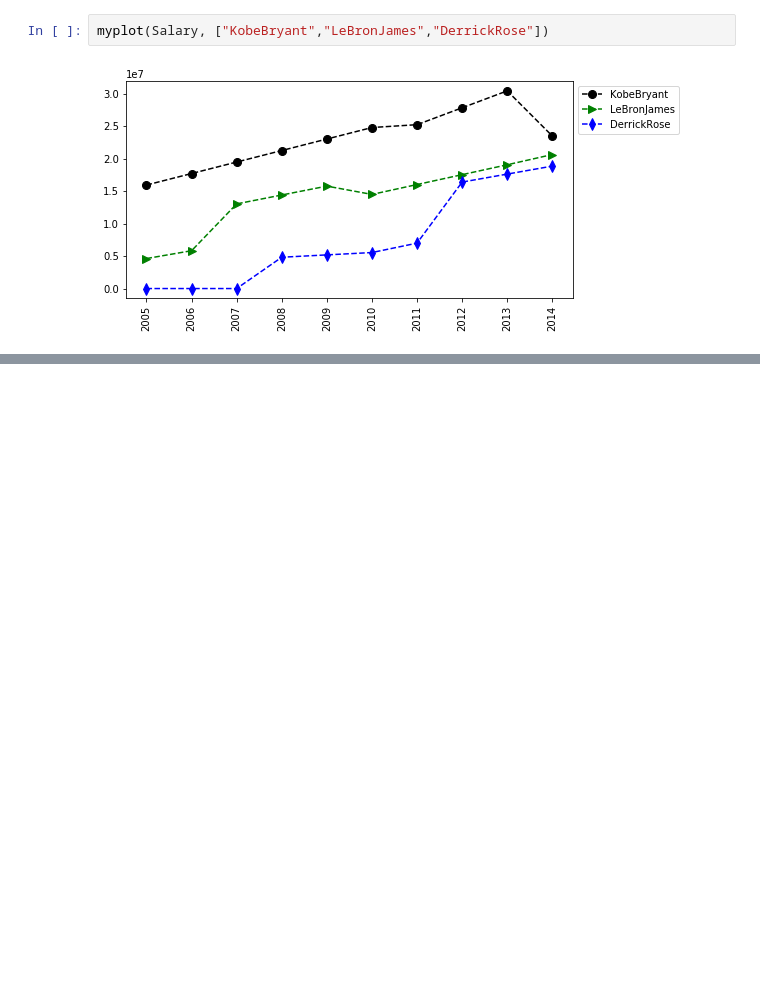
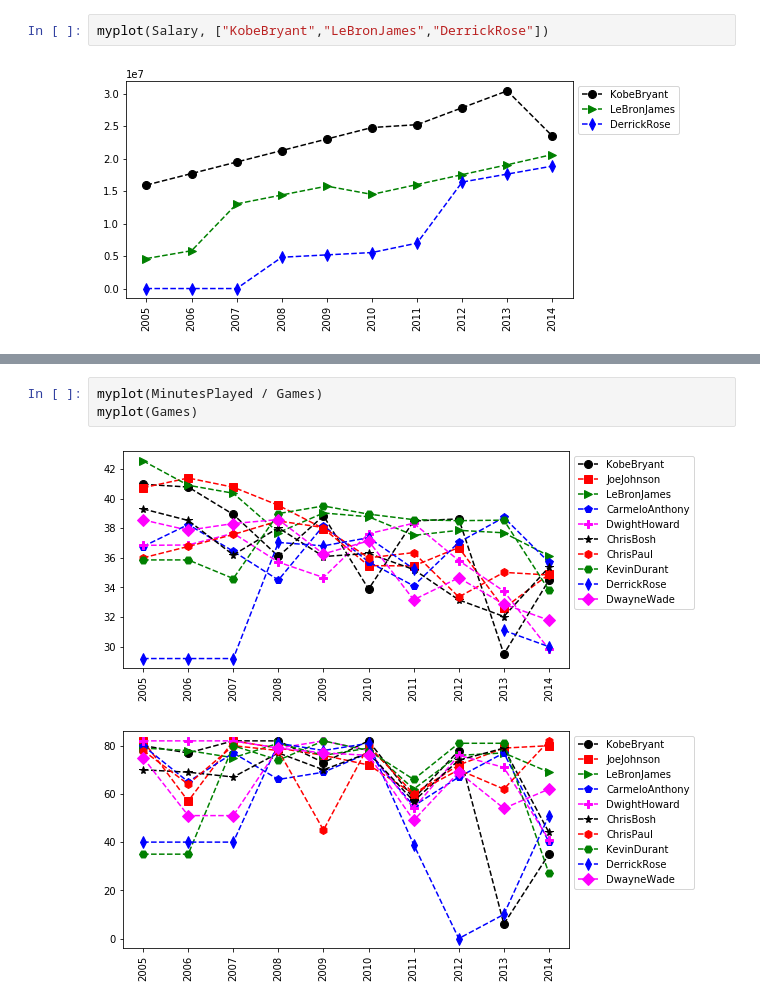
Before and after one commit to moshohel/python-for-data-science, a Jupyter notebook: Basketball Analysis.ipynb, the cells around one changed output, grey strips where cells are left out. Saved outputs shown, nothing was run; the diff lists cells and outputs as text; blank space fills up the shorter version.

```diff
--- a/Basketball Analysis.ipynb
+++ b/Basketball Analysis.ipynb
@@ -880,0 +909,6 @@ myplot(Salary, ["KobeBryant","LeBronJames","DerrickRose"])
+# %%
+myplot(MinutesPlayed / Games)
+myplot(Games)
+# %% [output]
+[figure, added]
+[figure, added]
```
Also changed, not shown: parts of 6 cells of this notebook, 2 other files.
